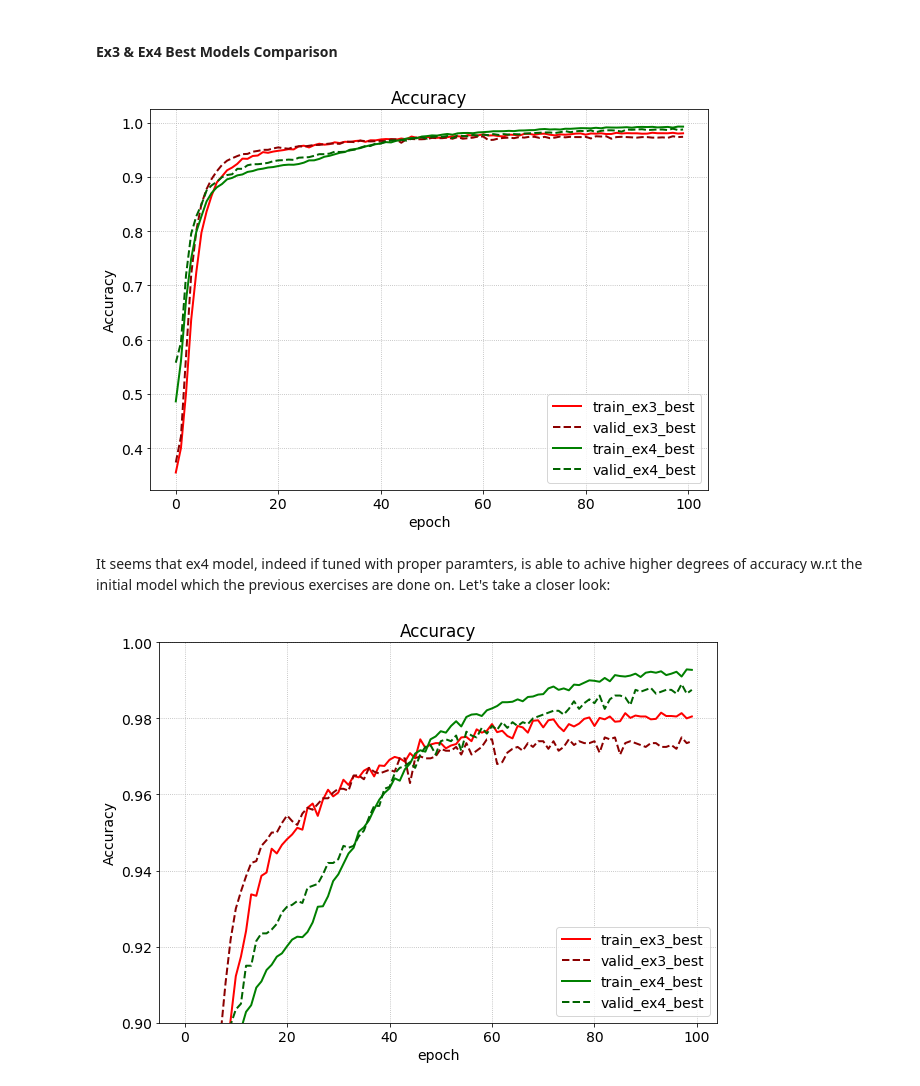
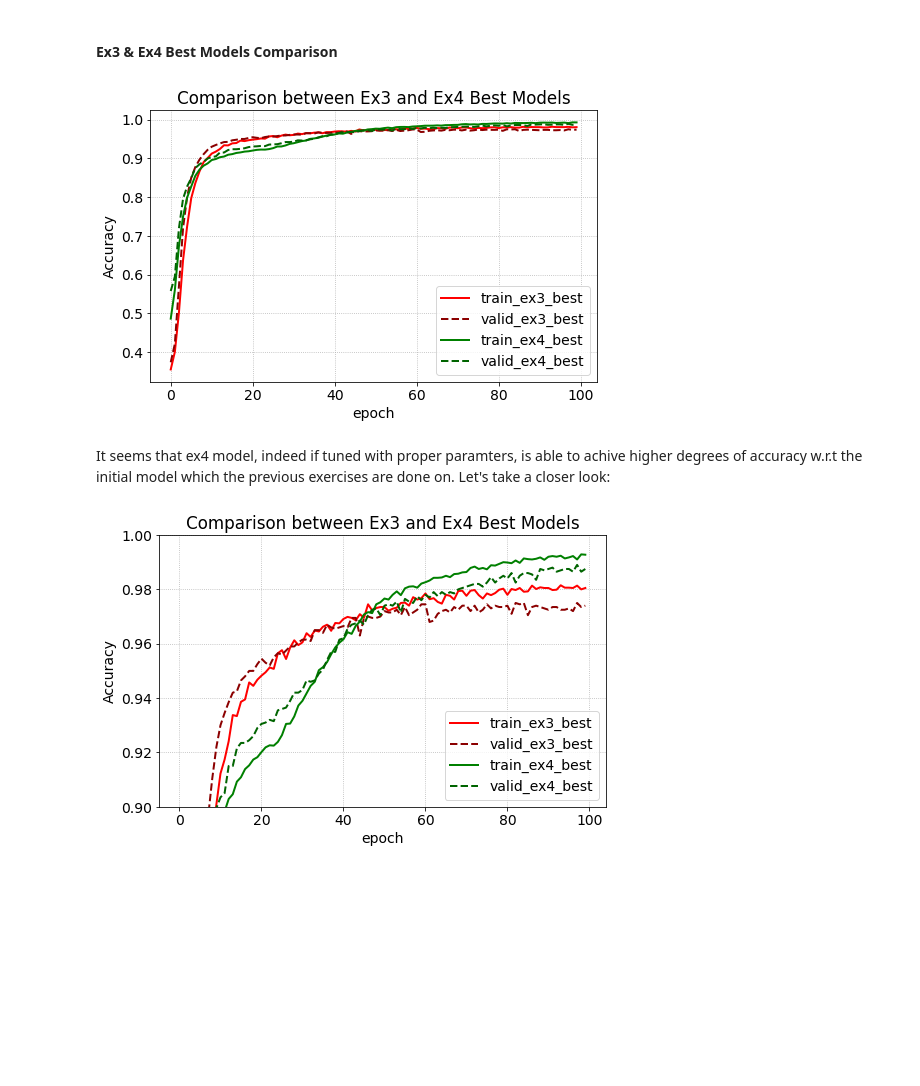
Before and after one commit to aidinattar/LoCP_MODB, a Jupyter notebook: Week3/Final_Notebook.ipynb, the cells around one changed output. Drawn from its saved outputs; the diff is of its cells as text; code cells hidden in the pictures; blank space fills up the shorter version.

```diff
--- a/Week3/Final_Notebook.ipynb
+++ b/Week3/Final_Notebook.ipynb
@@ -808,40 +764,40 @@ ex3_acc_val   =  res_ex3_best['val_accuracy' ]
 ex4_acc_train =  res_ex4_best['accuracy'   ]
 ex4_acc_val   =  res_ex4_best['val_accuracy' ]
 # %%
-fig,AX=plt.subplots(1,1,figsize=(10,7))
+fig,AX=plt.subplots(1,1,figsize=(8,5))
 ax=AX
 ax.plot(ex3_acc_train, label="train_ex3_best",   lw = 2, ls = 'solid' , c = 'red')
 ax.plot(ex3_acc_val,   label="valid_ex3_best",  lw = 2, ls = 'dashed', c = 'darkred')
 ax.plot(ex4_acc_train, label="train_ex4_best",   lw = 2, ls = 'solid' , c = 'green')
 ax.plot(ex4_acc_val,   label="valid_ex4_best",  lw = 2, ls = 'dashed', c = 'darkgreen')
 ax.set_xlabel('epoch')
 ax.set_ylabel("Accuracy")
-ax.set_title("Accuracy")
+ax.set_title("Comparison between Ex3 and Ex4 Best Models")
 ax.legend(loc='lower right')
 ax.grid(ls='dotted')
 
 
 # ax=AX[1]
 # ax.plot(ex3_loss_train,label="train_ex3_best",   lw = 2, ls = 'solid' , c = 'red')
 # ax.plot(ex3_loss_val,label="valid._ex3_best",  lw = 2, ls = 'dashed', c = 'darkred')
 # ax.plot(ex4_loss_train,label="train_ex4_best",   lw = 2, ls = 'solid' , c = 'green')
 # ax.plot(ex4_loss_val,label="valid._ex4_best",  lw = 2, ls = 'dashed', c = 'darkgreen')
 # ax.set_xlabel('epoch')
 # ax.set_ylabel("Loss")
 # ax.set_title("Loss")
 # ax.legend()
 # ax.grid(ls='dotted')
 
 # fig.suptitle('Using Different Scaling Functions', fontsize=16)
 plt.show()
 # %% [output]
-[figure, old version]
+[figure, new version]
 # %% [markdown]
 It seems that ex4 model, indeed if tuned with proper paramters, is able
 to achive higher degrees of accuracy w.r.t the initial model which the previous
 exercises are done on. Let's take a closer look:
 # %%
-fig,AX=plt.subplots(1,1,figsize=(10,7))
+fig,AX=plt.subplots(1,1,figsize=(8,5))
 ax=AX
 ax.plot(ex3_acc_train, label="train_ex3_best",   lw = 2, ls = 'solid' , c = 'red')
 ax.plot(ex3_acc_val,   label="valid_ex3_best",  lw = 2, ls = 'dashed', c = 'darkred')
@@ -850,11 +806,11 @@ ax.plot(ex4_acc_val,   label="valid_ex4_best",  lw = 2, ls = 'dashed', c = 'dark
 ax.set_xlabel('epoch')
 ax.set_ylim(0.9,1)
 ax.set_ylabel("Accuracy")
-ax.set_title("Accuracy")
+ax.set_title("Comparison between Ex3 and Ex4 Best Models")
 ax.legend(loc='lower right')
 ax.grid(ls='dotted')
 # %% [output]
-[figure, old version]
+[figure, new version]
 # %% [markdown]
 <a style='text-decoration:none;line-height:16px;display:flex;color:#5B5B62;padding:10px;justify-content:end;' href='https://deepnote.com?utm_source=created-in-deepnote-cell&projectId=1cb9264e-65a5-431d-a980-16667908489e' target="_blank">
 <img alt='Created in deepnote.com' style='display:inline;max-height:16px;margin:0px;margin-right:7.5px;' src='embedded-picture-1' > </img>
```
Also changed, not shown: parts of 10 cells of this notebook.
